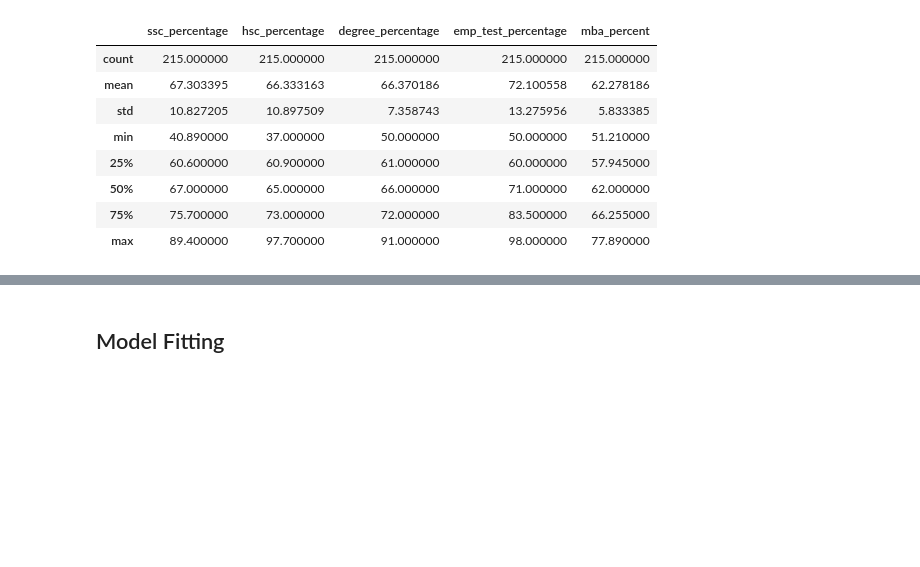
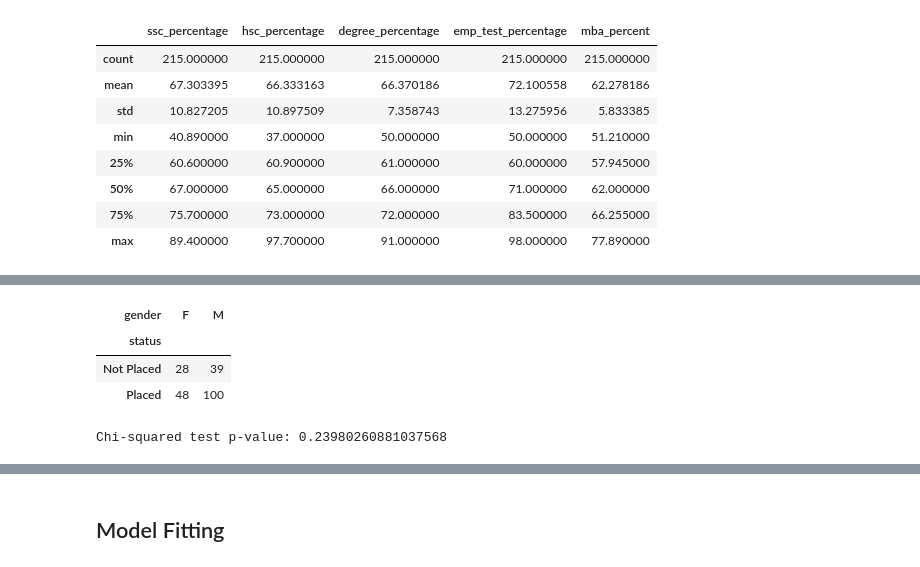
Before and after one commit to akiehl2000/PythonPractice, a Jupyter notebook: JobPlacement/jobsAnalysis.ipynb, the cells around one changed output, grey strips where cells are left out. Cells and saved outputs as stored; diff of their text form; code cells hidden in the pictures; blank space fills up the shorter version.

```diff
--- a/JobPlacement/jobsAnalysis.ipynb
+++ b/JobPlacement/jobsAnalysis.ipynb
@@ -220,0 +307,13 @@ rp.summary_cat(data[['gender', 'ssc_board', 'hsc_board', 'hsc_subject', 'undergr
+# %%
+# construct contingency table
+contingency = pd.crosstab(data['status'], data['gender'])
+display(contingency)
+
+# perform chi-squared test for independence
+print(f"Chi-squared test p-value: {stats.chi2_contingency(contingency)[1]}")
+# %% [output]
+| gender | F | M |
+| status |  |  |
+| Not Placed | 28 | 39 |
+| Placed | 48 | 100 |
+Chi-squared test p-value: 0.23980260881037568
```
Also changed, not shown: parts of 35 cells of this notebook.
